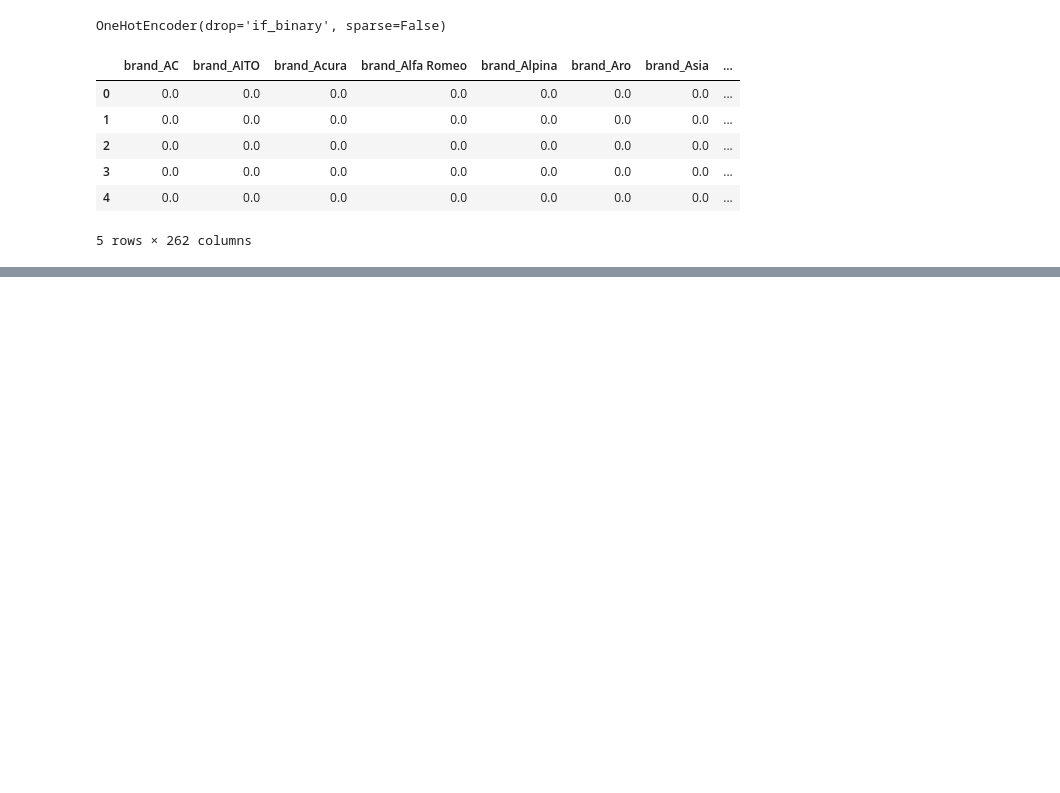
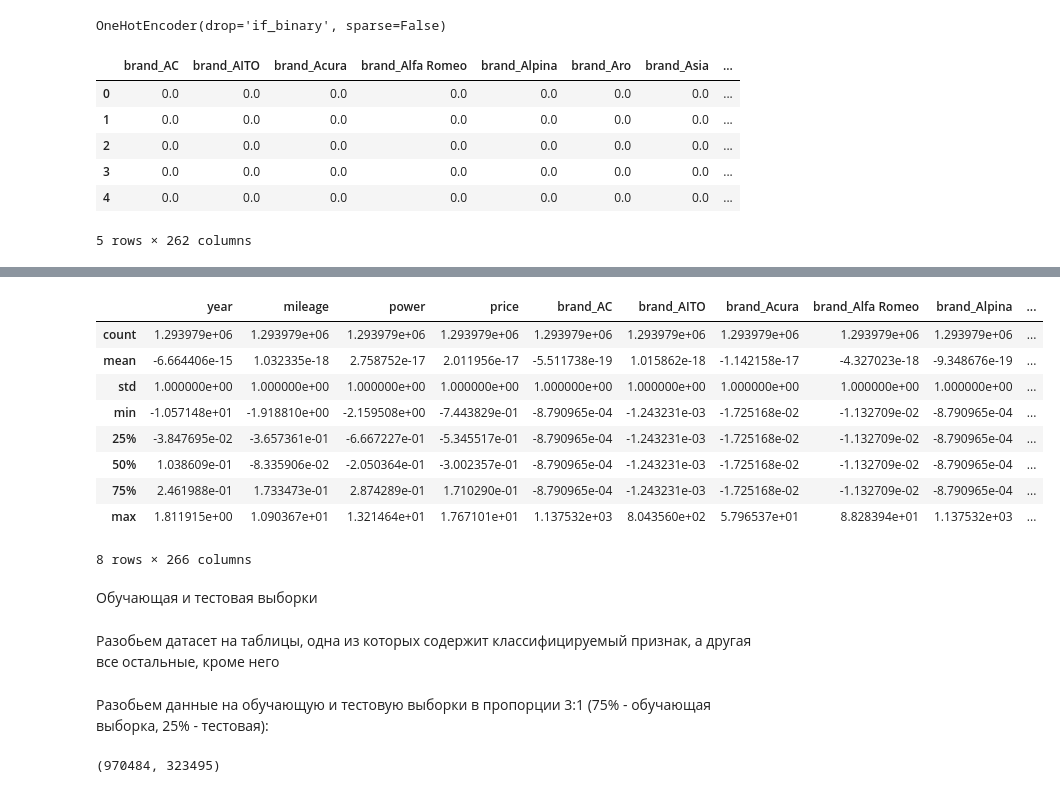
Before and after one commit to VladislavSattarov/MachineLearning, a Jupyter notebook: ML_CarSales.ipynb, the cells around one changed output, grey strips where cells are left out. Drawn from its saved outputs; the diff is of its cells as text; code cells hidden in the pictures; blank space fills up the shorter version.

```diff
--- a/ML_CarSales.ipynb
+++ b/ML_CarSales.ipynb
@@ -588,0 +603,22 @@ data
+# %%
+from sklearn.preprocessing import StandardScaler
+scaler = StandardScaler()
+scaler.fit(data)
+data = pd.DataFrame(scaler.transform(data), columns=data.columns, index=data.index)
+# %%
+data.describe()
+# %% [output]
+|  | year | mileage | power | price | brand_AC | brand_AITO | brand_Acura | brand_Alfa Romeo | brand_Alpina | ... |
+| count | 1.293979e+06 | 1.293979e+06 | 1.293979e+06 | 1.293979e+06 | 1.293979e+06 | 1.293979e+06 | 1.293979e+06 | 1.293979e+06 | 1.293979e+06 | ... |
+| mean | -6.664406e-15 | 1.032335e-18 | 2.758752e-17 | 2.011956e-17 | -5.511738e-19 | 1.015862e-18 | -1.142158e-17 | -4.327023e-18 | -9.348676e-19 | ... |
+| std | 1.000000e+00 | 1.000000e+00 | 1.000000e+00 | 1.000000e+00 | 1.000000e+00 | 1.000000e+00 | 1.000000e+00 | 1.000000e+00 | 1.000000e+00 | ... |
+| min | -1.057148e+01 | -1.918810e+00 | -2.159508e+00 | -7.443829e-01 | -8.790965e-04 | -1.243231e-03 | -1.725168e-02 | -1.132709e-02 | -8.790965e-04 | ... |
+| 25% | -3.847695e-02 | -3.657361e-01 | -6.667227e-01 | -5.345517e-01 | -8.790965e-04 | -1.243231e-03 | -1.725168e-02 | -1.132709e-02 | -8.790965e-04 | ... |
+| 50% | 1.038609e-01 | -8.335906e-02 | -2.050364e-01 | -3.002357e-01 | -8.790965e-04 | -1.243231e-03 | -1.725168e-02 | -1.132709e-02 | -8.790965e-04 | ... |
+| 75% | 2.461988e-01 | 1.733473e-01 | 2.874289e-01 | 1.710290e-01 | -8.790965e-04 | -1.243231e-03 | -1.725168e-02 | -1.132709e-02 | -8.790965e-04 | ... |
+| max | 1.811915e+00 | 1.090367e+01 | 1.321464e+01 | 1.767101e+01 | 1.137532e+03 | 8.043560e+02 | 5.796537e+01 | 8.828394e+01 | 1.137532e+03 | ... |
+8 rows × 266 columns
+# %% [markdown]
+Обучающая и тестовая выборки
+# %% [markdown]
+Разобьем датасет на таблицы, одна из которых содержит классифицируемый признак, а другая все остальные, кроме него
@@ -588,0 +628,12 @@ data
+# %% [markdown]
+Разобьем данные на обучающую и тестовую выборки в пропорции 3:1 (75% - обучающая выборка, 25% - тестовая):
+# %%
+from sklearn.model_selection import train_test_split
+X_train, X_test, y_train, y_test = train_test_split(X, y, test_size = 0.25, random_state = 42)
+
+N_train, _ = X_train.shape
+N_test,  _ = X_test.shape
+
+N_train, N_test
+# %% [output]
+(970484, 323495)
```
Also changed, not shown: parts of 50 cells of this notebook, 2 other files.
